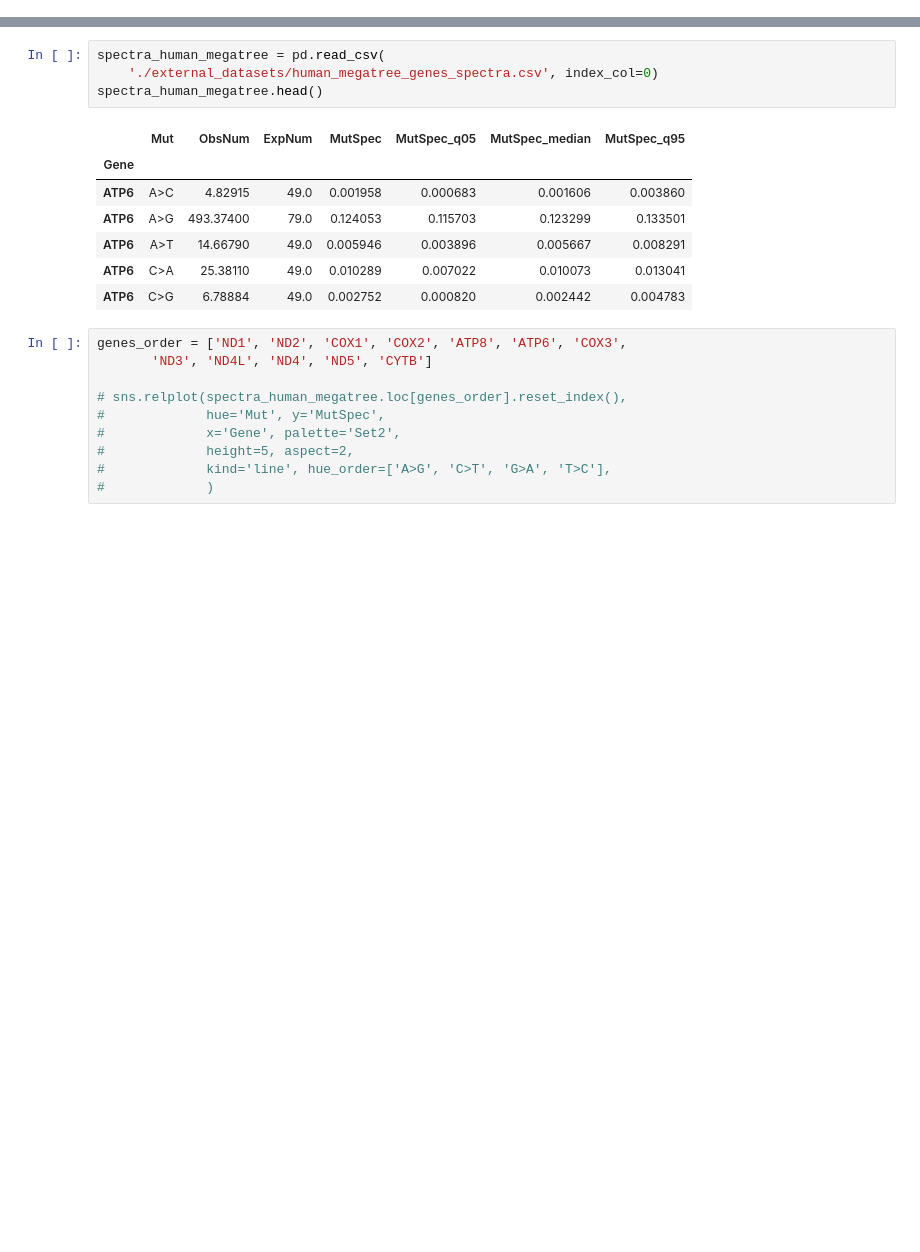
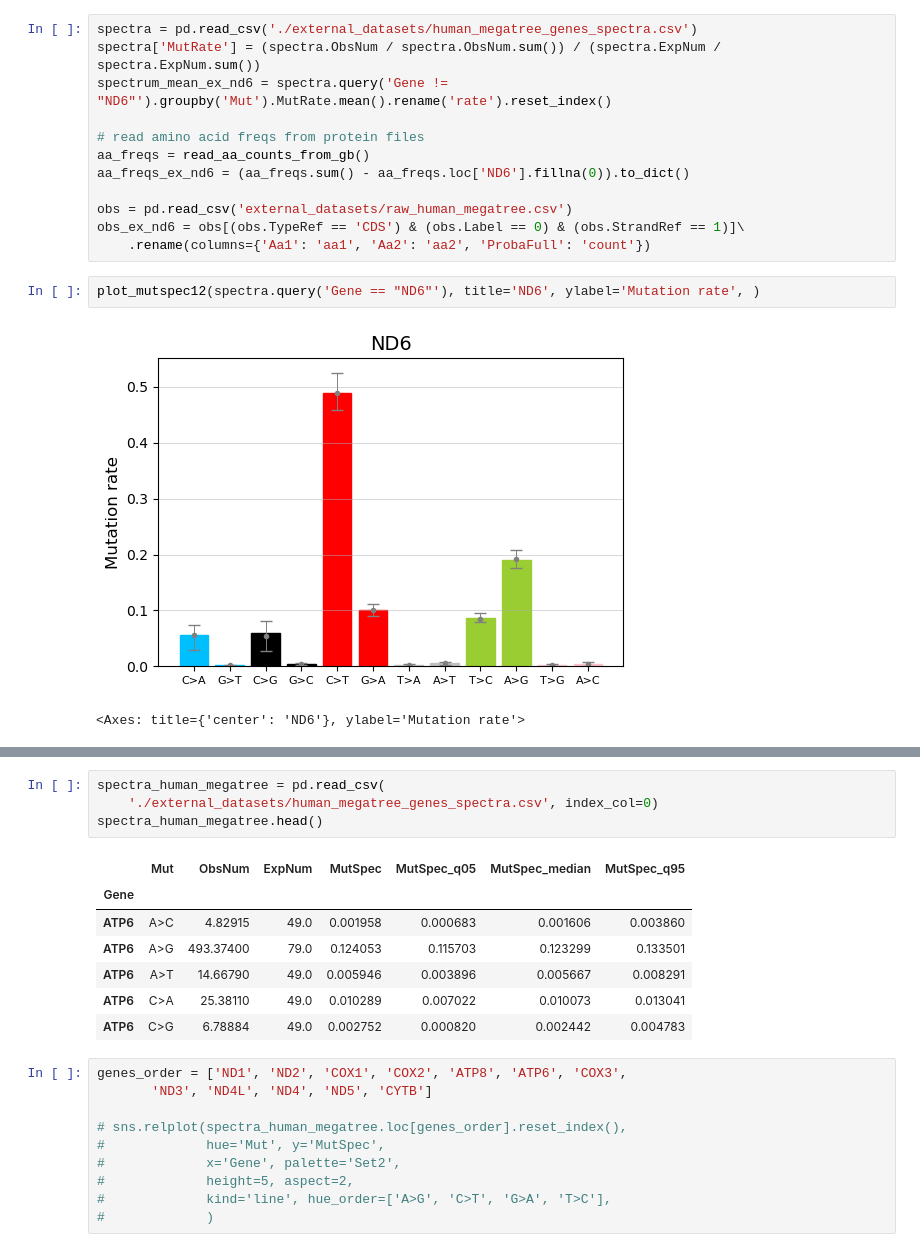
Before and after one commit to mitoclub/AminoAcidShift, a Jupyter notebook: human_germline.ipynb, the cells around one changed output, grey strips where cells are left out. Cells and saved outputs as stored; diff of their text form; blank space fills up the shorter version.

```diff
--- a/human_germline.ipynb
+++ b/human_germline.ipynb
@@ -20,0 +81,17 @@ coda = CodonAnnotation(2)
+# %%
+spectra = pd.read_csv('./external_datasets/human_megatree_genes_spectra.csv')
+spectra['MutRate'] = (spectra.ObsNum / spectra.ObsNum.sum()) / (spectra.ExpNum / spectra.ExpNum.sum())
+spectrum_mean_ex_nd6 = spectra.query('Gene != "ND6"').groupby('Mut').MutRate.mean().rename('rate').reset_index()
+
+# read amino acid freqs from protein files
+aa_freqs = read_aa_counts_from_gb()
+aa_freqs_ex_nd6 = (aa_freqs.sum() - aa_freqs.loc['ND6'].fillna(0)).to_dict()
+
+obs = pd.read_csv('external_datasets/raw_human_megatree.csv')
+obs_ex_nd6 = obs[(obs.TypeRef == 'CDS') & (obs.Label == 0) & (obs.StrandRef == 1)]\
+    .rename(columns={'Aa1': 'aa1', 'Aa2': 'aa2', 'ProbaFull': 'count'})
+# %%
+plot_mutspec12(spectra.query('Gene == "ND6"'), title='ND6', ylabel='Mutation rate', )
+# %% [output]
+[figure, added]
+<Axes: title={'center': 'ND6'}, ylabel='Mutation rate'>
```
Also changed, not shown: parts of 10 cells of this notebook, 1 other file.
